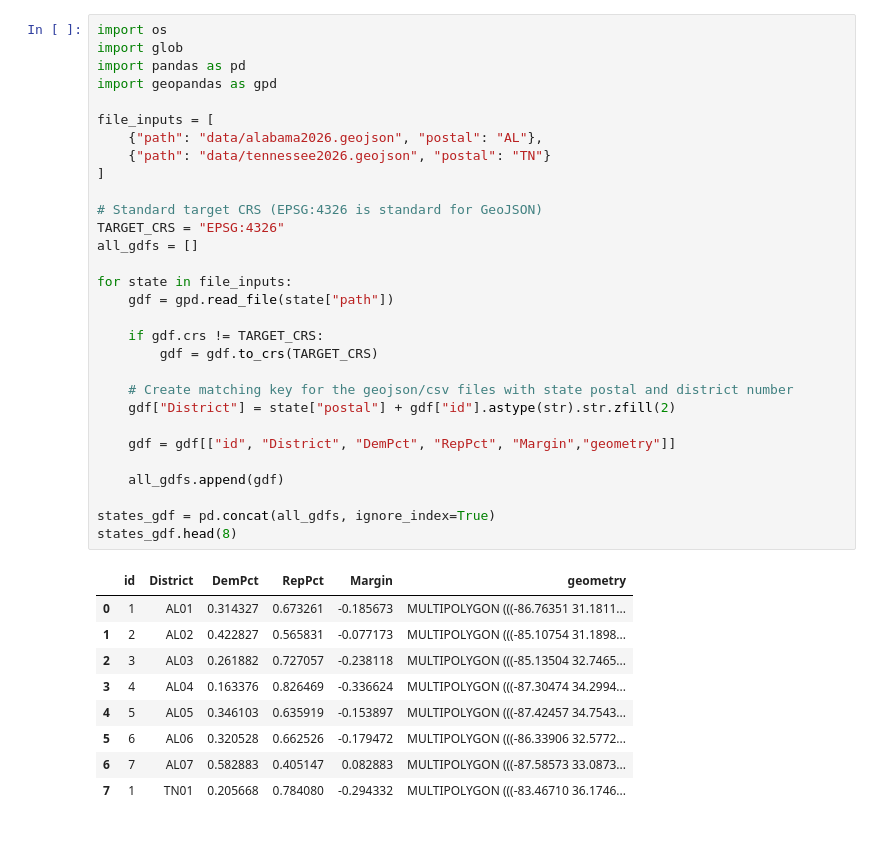
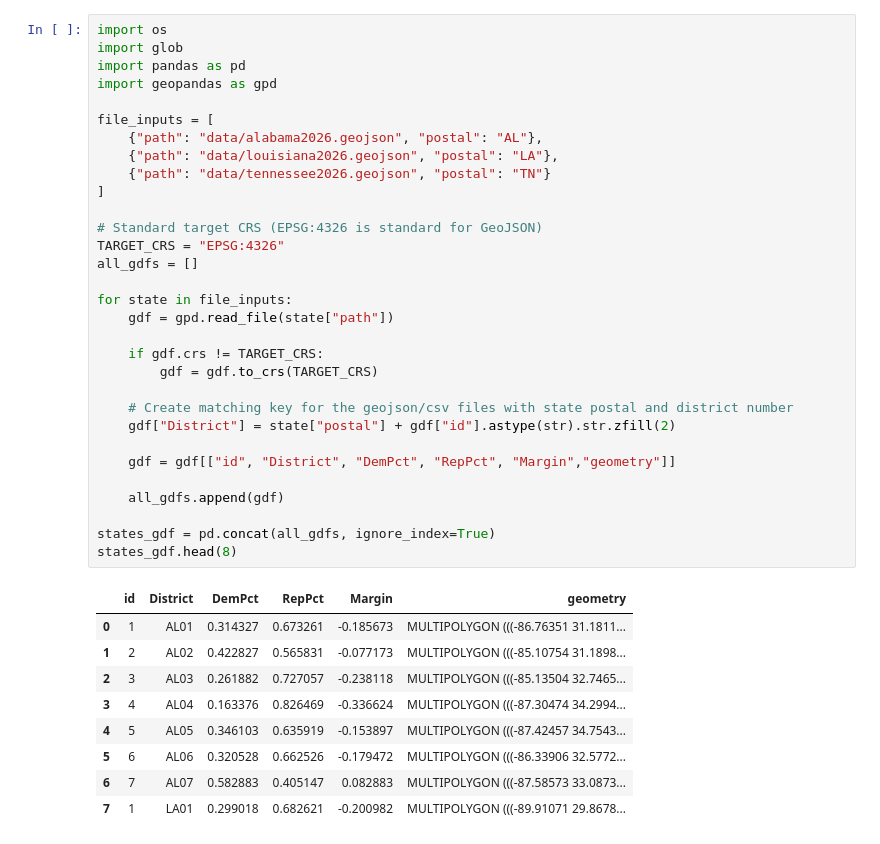
Before and after one commit to rgao/redistricting_tracker, a Jupyter notebook: etl_clean.ipynb, the cells around one changed output. Cells and saved outputs as stored; diff of their text form.

```diff
--- a/etl_clean.ipynb
+++ b/etl_clean.ipynb
@@ -6,38 +6,39 @@ import geopandas as gpd
 
 file_inputs = [
     {"path": "data/alabama2026.geojson", "postal": "AL"},
+    {"path": "data/louisiana2026.geojson", "postal": "LA"},
     {"path": "data/tennessee2026.geojson", "postal": "TN"}
 ]
 
 # Standard target CRS (EPSG:4326 is standard for GeoJSON)
 TARGET_CRS = "EPSG:4326"
 all_gdfs = []
 
 for state in file_inputs:
     gdf = gpd.read_file(state["path"])
 
     if gdf.crs != TARGET_CRS:
         gdf = gdf.to_crs(TARGET_CRS)
 
     # Create matching key for the geojson/csv files with state postal and district number
     gdf["District"] = state["postal"] + gdf["id"].astype(str).str.zfill(2)
 
     gdf = gdf[["id", "District", "DemPct", "RepPct", "Margin","geometry"]]
 
     all_gdfs.append(gdf)
 
 states_gdf = pd.concat(all_gdfs, ignore_index=True)
 states_gdf.head(8)
 # %% [output]
 |  | id | District | DemPct | RepPct | Margin | geometry |
 | 0 | 1 | AL01 | 0.314327 | 0.673261 | -0.185673 | MULTIPOLYGON (((-86.76351 31.1811... |
 | 1 | 2 | AL02 | 0.422827 | 0.565831 | -0.077173 | MULTIPOLYGON (((-85.10754 31.1898... |
 | 2 | 3 | AL03 | 0.261882 | 0.727057 | -0.238118 | MULTIPOLYGON (((-85.13504 32.7465... |
 | 3 | 4 | AL04 | 0.163376 | 0.826469 | -0.336624 | MULTIPOLYGON (((-87.30474 34.2994... |
 | 4 | 5 | AL05 | 0.346103 | 0.635919 | -0.153897 | MULTIPOLYGON (((-87.42457 34.7543... |
 | 5 | 6 | AL06 | 0.320528 | 0.662526 | -0.179472 | MULTIPOLYGON (((-86.33906 32.5772... |
 | 6 | 7 | AL07 | 0.582883 | 0.405147 | 0.082883 | MULTIPOLYGON (((-87.58573 33.0873... |
-| 7 | 1 | TN01 | 0.205668 | 0.784080 | -0.294332 | MULTIPOLYGON (((-83.46710 36.1746... |
+| 7 | 1 | LA01 | 0.299018 | 0.682621 | -0.200982 | MULTIPOLYGON (((-89.91071 29.8678... |
 # %%
 # 2024 presidential results by Congressional district
 pres24 = pd.read_csv("data/2024_pres.csv")
```
Also changed, not shown: parts of 6 cells of this notebook, 4 other files.
